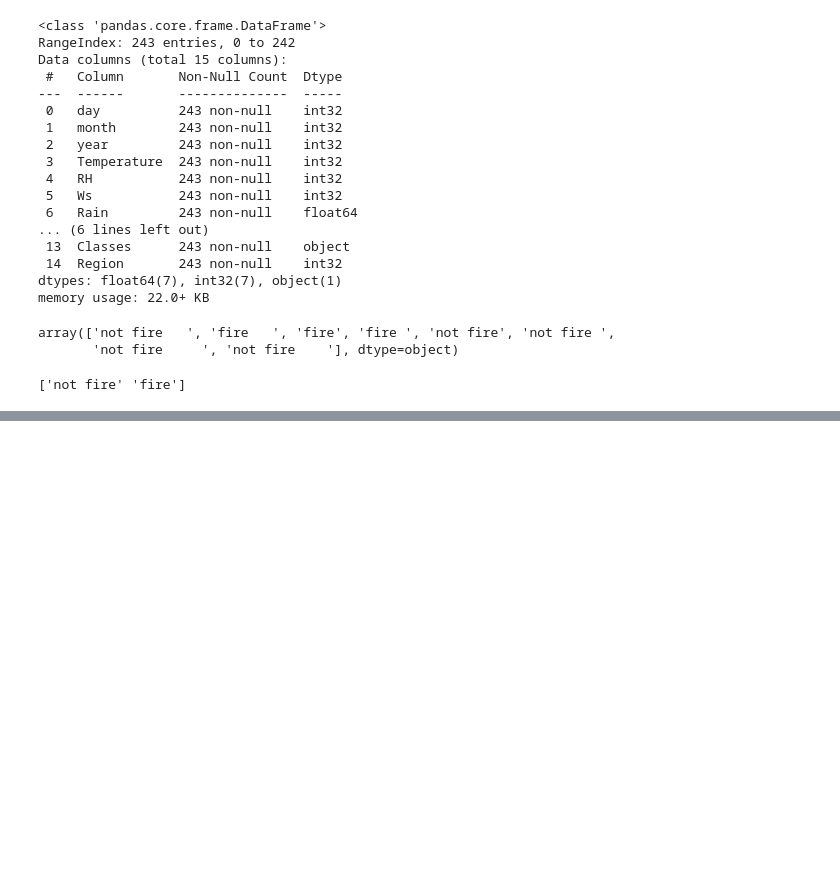
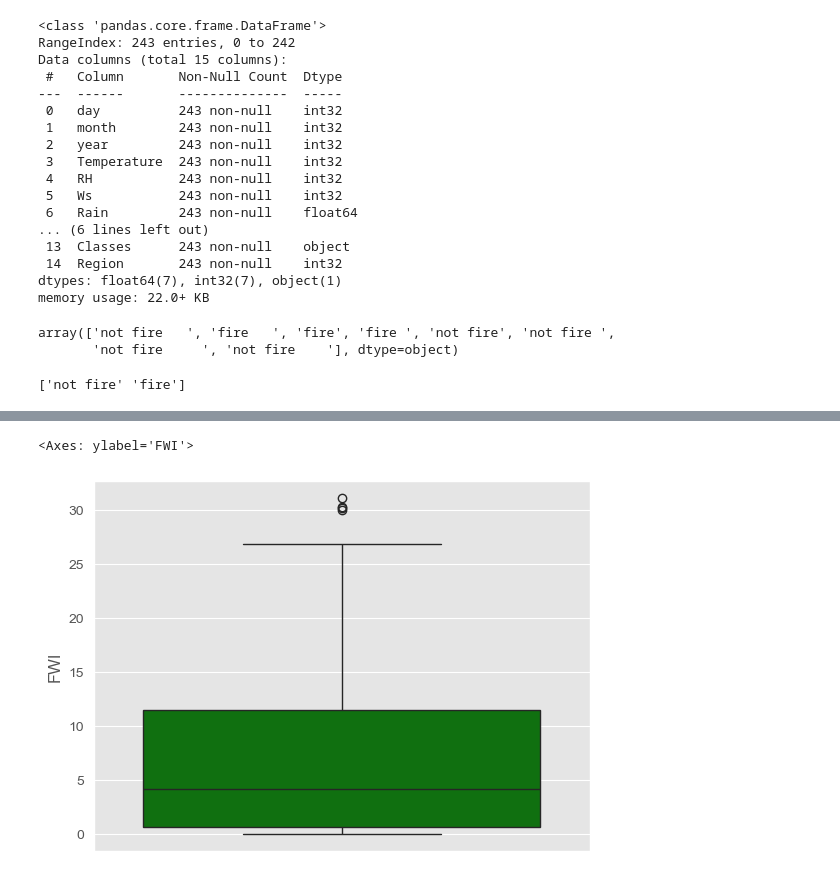
Before and after one commit to JhaSarvjeet/Machine-learning, a Jupyter notebook: 022 Ridge Lassso Elastic Regression/01_ridge_Lasso_Maxnet.ipynb, the cells around one changed output, grey strips where cells are left out. Cells and saved outputs as stored; diff of their text form; code cells hidden in the pictures; blank space fills up the shorter version.

```diff
--- a/022 Ridge Lassso Elastic Regression/01_ridge_Lasso_Maxnet.ipynb
+++ b/022 Ridge Lassso Elastic Regression/01_ridge_Lasso_Maxnet.ipynb
@@ -280,0 +428,6 @@ df.to_csv("Algerian_forest_fires_dataset_Cleaned.csv",index=False)
+# %%
+#Box Plot
+sns.boxplot(df_copy['FWI'],color='g')
+# %% [output]
+<Axes: ylabel='FWI'>
+[figure, added]
```
Also changed, not shown: parts of 24 cells of this notebook.
